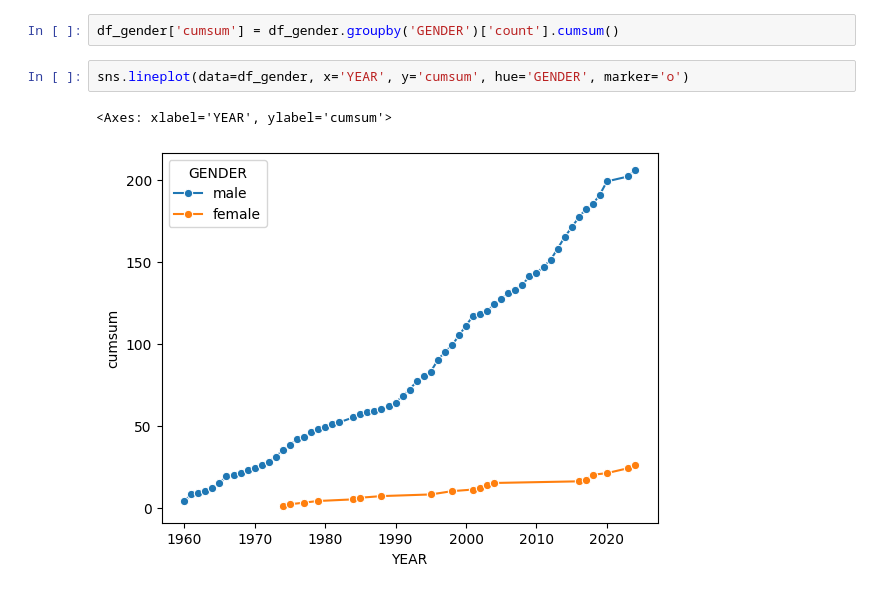
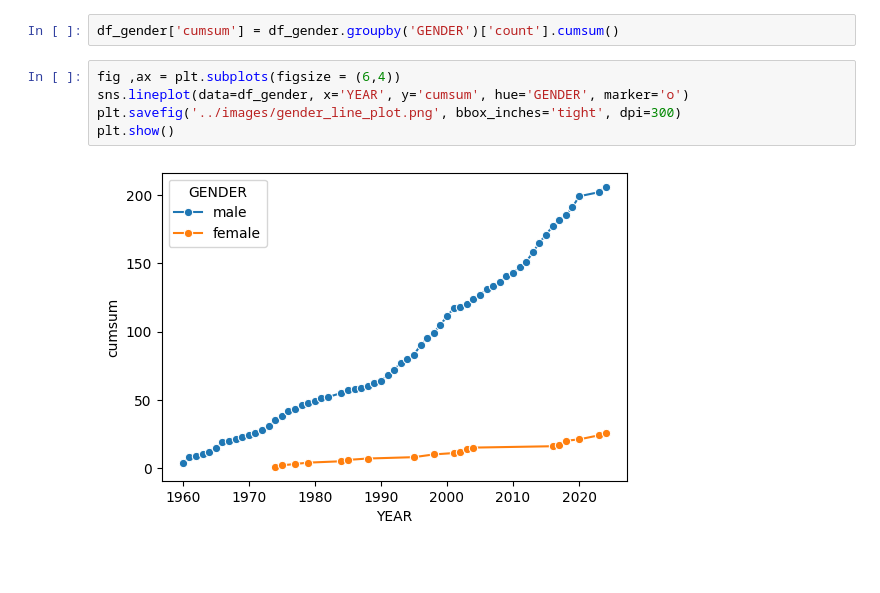
Before and after one commit to aastroza/chilean-humor, a Jupyter notebook: notebooks/00_explore_ficvn_data.ipynb, the cells around one changed output. Cells and saved outputs as stored; diff of their text form; blank space fills up the shorter version.

```diff
--- a/notebooks/00_explore_ficvn_data.ipynb
+++ b/notebooks/00_explore_ficvn_data.ipynb
@@ -85,7 +83,9 @@ df_gender = (df[['YEAR', 'GENDER', 'NAME']]
 # %%
 df_gender['cumsum'] = df_gender.groupby('GENDER')['count'].cumsum()
 # %%
+fig ,ax = plt.subplots(figsize = (6,4))
 sns.lineplot(data=df_gender, x='YEAR', y='cumsum', hue='GENDER', marker='o')
+plt.savefig('../images/gender_line_plot.png', bbox_inches='tight', dpi=300)
+plt.show()
 # %% [output]
-<Axes: xlabel='YEAR', ylabel='cumsum'>
-[figure, old version]
+[figure, new version]
```
Also changed, not shown: parts of 3 cells of this notebook.
